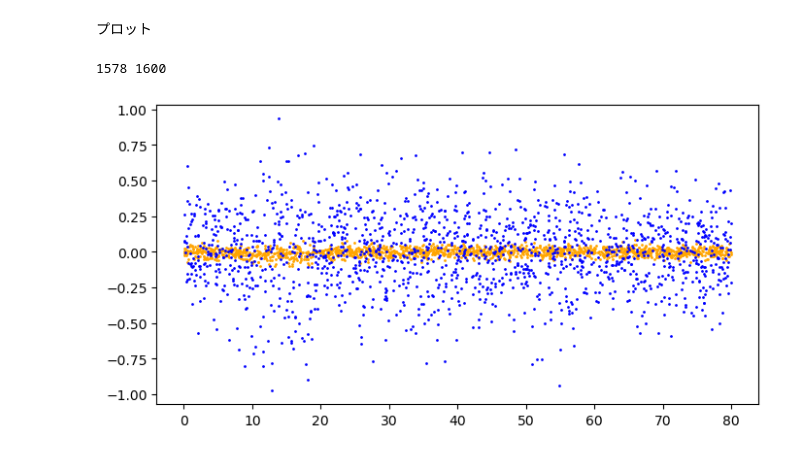
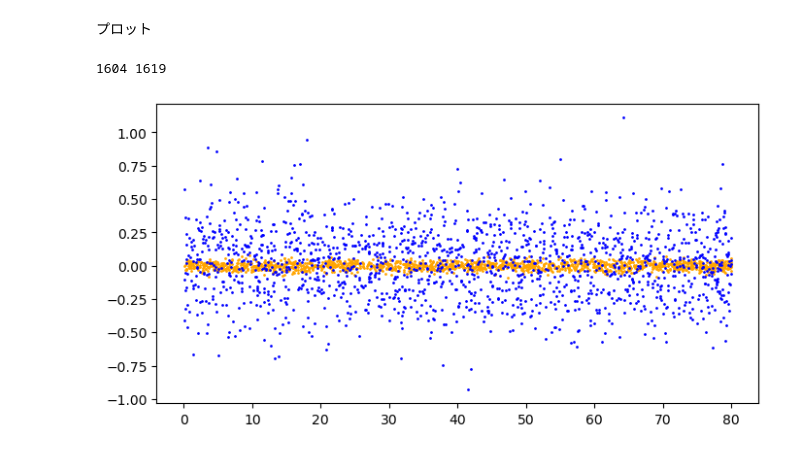
Before and after one commit to keita-akutagawa/MHD-PIC, a Jupyter notebook: 1D/Alfven_MHD-PIC.ipynb, the cells around one changed output. Cells and saved outputs as stored; diff of their text form; code cells hidden in the pictures.

```diff
--- a/1D/Alfven_MHD-PIC.ipynb
+++ b/1D/Alfven_MHD-PIC.ipynb
@@ -1113,17 +1133,17 @@ for step in range(steps+1):
 # %%
 fig = plt.figure(figsize=(8, 4))
 ax1 = fig.add_subplot(111)
 
-k = 400
+k = 100
 x_ion = np.load(f"results_MH_alfven/x_ion_{k}.npy")
 x_electron = np.load(f"results_MH_alfven/x_electron_{k}.npy")
 v_ion = np.load(f"results_MH_alfven/v_ion_{k}.npy")
 v_electron = np.load(f"results_MH_alfven/v_electron_{k}.npy")
 
 plt.scatter(x_ion[0, :], v_ion[0, :], s=1, color='orange')
 plt.scatter(x_electron[0, :], v_electron[0, :], s=1, color='blue')
 print(x_ion.shape[1], x_electron.shape[1])
 # %% [output]
-1578 1600
+1604 1619
-[figure, old version]
+[figure, new version]
 # %%
```
Also changed, not shown: parts of 6 cells of this notebook.
